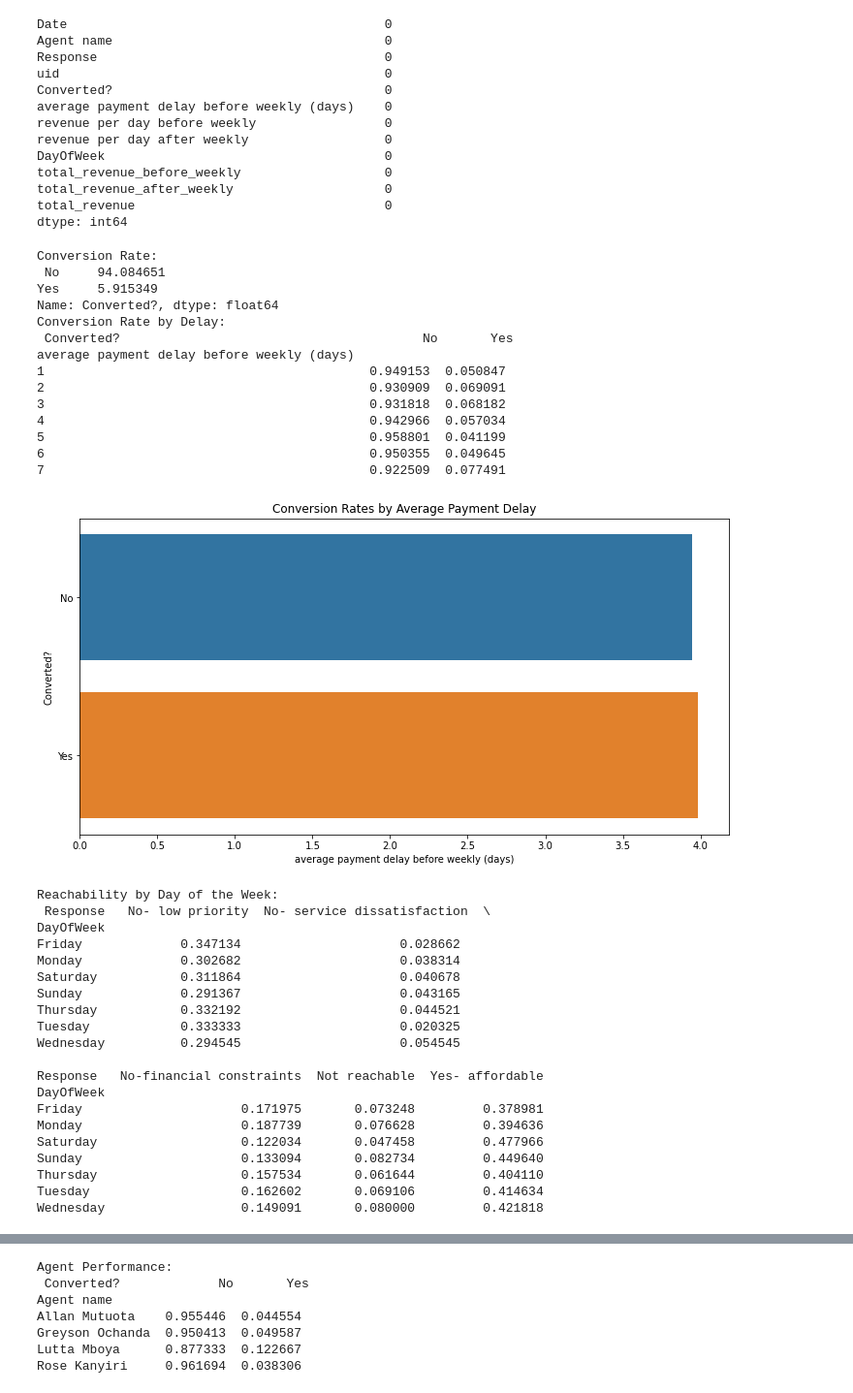
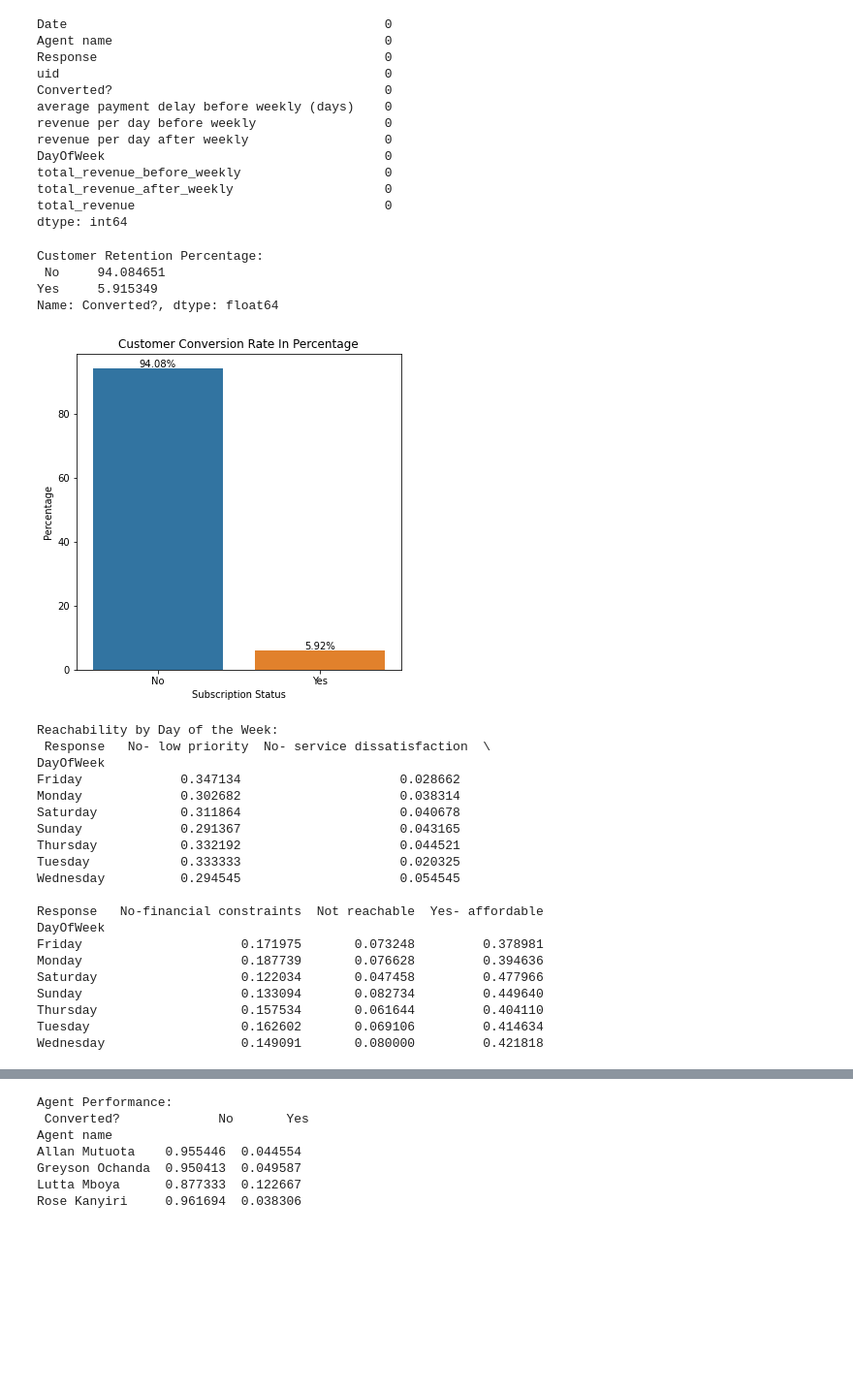
Before and after one commit to KIBETRONALD/Ronald_Analytic_Poa, a Jupyter notebook: Ronald_Analytic_Poa.ipynb, the cells around one changed output, grey strips where cells are left out. Shown at 97% size. Drawn from its saved outputs; the diff is of its cells as text; code cells hidden in the pictures; blank space fills up the shorter version.

```diff
--- a/Ronald_Analytic_Poa.ipynb
+++ b/Ronald_Analytic_Poa.ipynb
@@ -64,54 +61,64 @@ total_revenue_after_weekly                    0
 total_revenue                                 0
 dtype: int64
 # %%
-# #1. Analyse the data to understand customer conversion, reachability of customers by day of week, as well as individual agent perfomance.
+# Customer conversion rate Analysis
+# Customer conversion rate Percentage
+retention_percentage = data['Converted?'].value_counts(normalize=True) * 100
+print("Customer Retention Percentage:\n", retention_percentage)
 
-# Customer Conversion Analysis
-conversion_rate = data['Converted?'].value_counts(normalize=True) * 100
-print("Conversion Rate:\n", conversion_rate)
+# Visualization for Customer Retention Percentage
+plt.figure(figsize=(6, 6))
+ax1 = sns.barplot(x=retention_percentage.index, y=retention_percentage.values)
+plt.title('Customer Conversion Rate In Percentage')
+plt.xlabel('Subscription Status')
+plt.ylabel('Percentage')
 
-conversion_by_delay = data.groupby('average payment delay before weekly (days)')['Converted?'].value_counts(normalize=True).unstack()
-print("Conversion Rate by Delay:\n", conversion_by_delay)
+# Annotate each bar with its respective percentage value
+for p in ax1.patches:
+    ax1.annotate(f'{p.get_height():.2f}%',
+                 (p.get_x() + p.get_width() / 2., p.get_height()),
+                 ha='center', va='center', fontsize=10, color='black', xytext=(0, 5), textcoords='offset points')
 
-plt.figure(figsize=(12, 6))
-sns.barplot(x='average payment delay before weekly (days)', y='Converted?', data=data, ci=None)
-plt.title('Conversion Rates by Average Payment Delay')
 plt.show()
 
 # Reachability Analysis by Day of Week
 data['DayOfWeek'] = pd.to_datetime(data['Date']).dt.day_name()
 reachability_by_day = data.groupby('DayOfWeek')['Response'].value_counts(normalize=True).unstack()
 print("Reachability by Day of the Week:\n", reachability_by_day)
 
 plt.figure(figsize=(12, 6))
-sns.countplot(x='DayOfWeek', hue='Response', data=data, order=data['DayOfWeek'].value_counts().index)
+ax2 = sns.countplot(x='DayOfWeek', hue='Response', data=data, order=data['DayOfWeek'].value_counts().index)
 plt.title('Reachability by Day of the Week')
+
+# Annotate each bar with its respective count value
+for p in ax2.patches:
+    ax2.annotate(f'{p.get_height()}',
+                 (p.get_x() + p.get_width() / 2., p.get_height()),
+                 ha='center', va='center', fontsize=10, color='black', xytext=(0, 5), textcoords='offset points')
+
 plt.show()
 
 # Individual Agent Performance Analysis
 agent_performance = data.groupby('Agent name')['Converted?'].value_counts(normalize=True).unstack()
 print("Agent Performance:\n", agent_performance)
 
 plt.figure(figsize=(12, 6))
-sns.countplot(x='Agent name', hue='Converted?', data=data)
+ax3 = sns.countplot(x='Agent name', hue='Converted?', data=data)
 plt.title('Agent Performance')
+
+# Annotate each bar with its respective count value
+for p in ax3.patches:
+    ax3.annotate(f'{p.get_height()}',
+                 (p.get_x() + p.get_width() / 2., p.get_height()),
+                 ha='center', va='center', fontsize=10, color='black', xytext=(0, 5), textcoords='offset points')
+
 plt.show()
 # %% [output]
-Conversion Rate:
+Customer Retention Percentage:
  No     94.084651
 Yes     5.915349
 Name: Converted?, dtype: float64
-Conversion Rate by Delay:
- Converted?                                        No       Yes
-average payment delay before weekly (days)
-1                                           0.949153  0.050847
-2                                           0.930909  0.069091
-3                                           0.931818  0.068182
-4                                           0.942966  0.057034
-5                                           0.958801  0.041199
-6                                           0.950355  0.049645
-7                                           0.922509  0.077491
-[figure, old version]
+[figure, new version]
 Reachability by Day of the Week:
  Response   No- low priority  No- service dissatisfaction  \
 DayOfWeek
```
Also changed, not shown: parts of 5 cells of this notebook.
